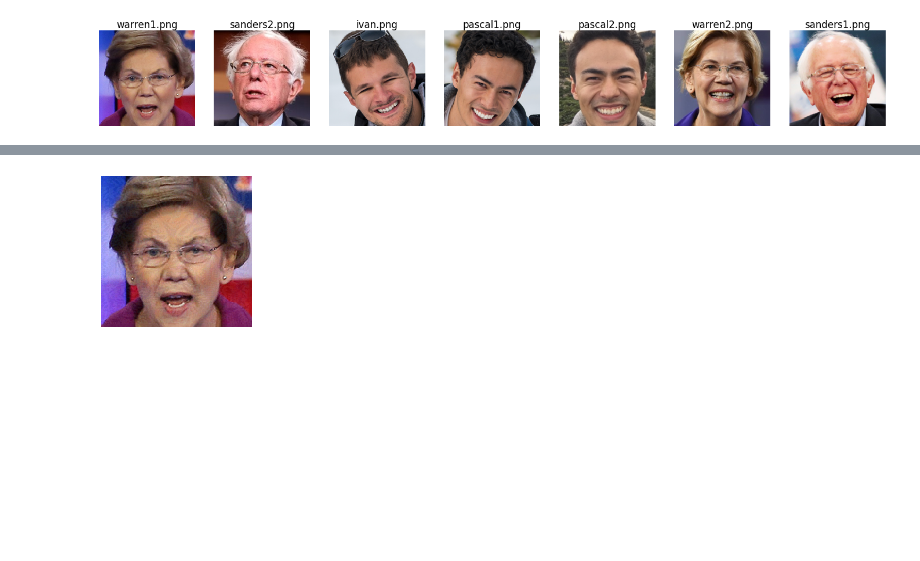
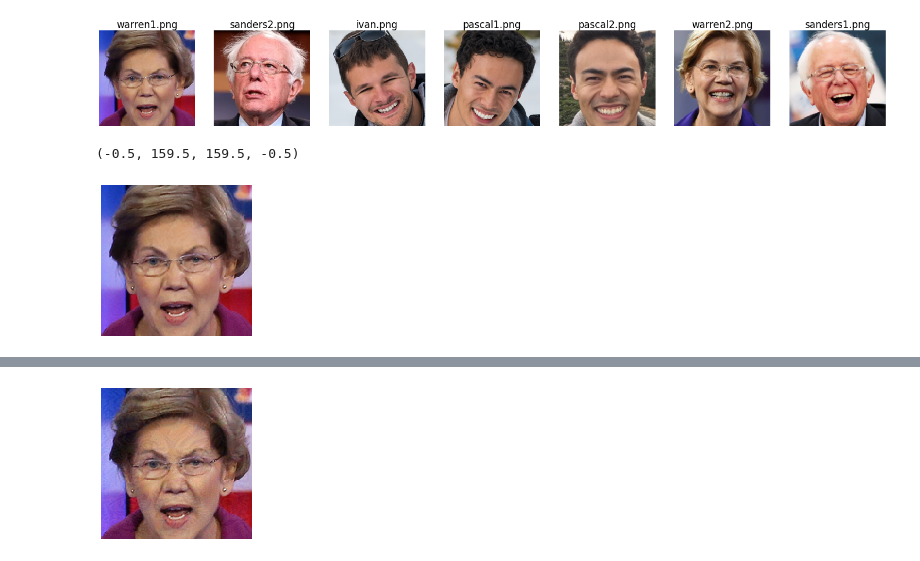
Before and after one commit to psturmfels/adversarial_faces, a Jupyter notebook: notebooks/demo_pgd.ipynb, the cells around one changed output, grey strips where cells are left out. Drawn from its saved outputs; the diff is of its cells as text; code cells hidden in the pictures; blank space fills up the shorter version.

```diff
--- a/notebooks/demo_pgd.ipynb
+++ b/notebooks/demo_pgd.ipynb
@@ -60,3 +60,9 @@ clean_embeddings = model.predict(image_batch)
 clean_embeddings = l2_normalize(clean_embeddings)
 # %%
 attacker = PGDAttacker(model)
+# %%
+plt.imshow(attacker._zero_one_norm(images_whitened[0]))
+plt.axis('off')
+# %% [output]
+(-0.5, 159.5, 159.5, -0.5)
+[figure, added]
```
Also changed, not shown: parts of 2 cells of this notebook, 8 other files.
